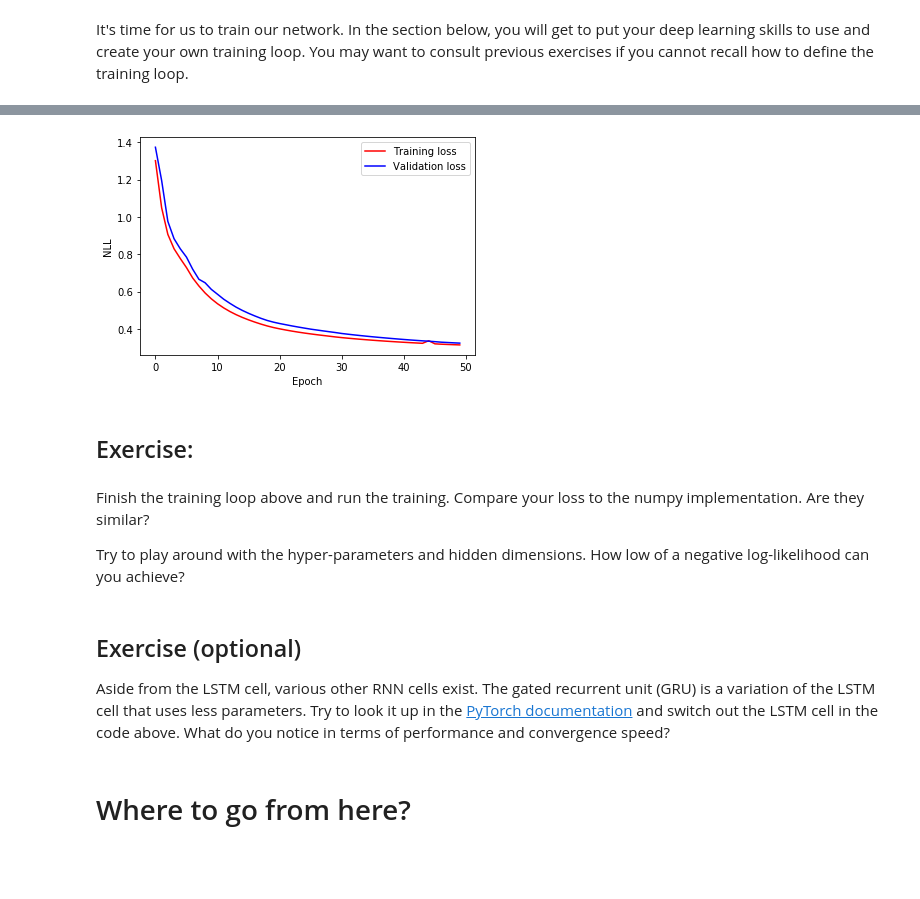
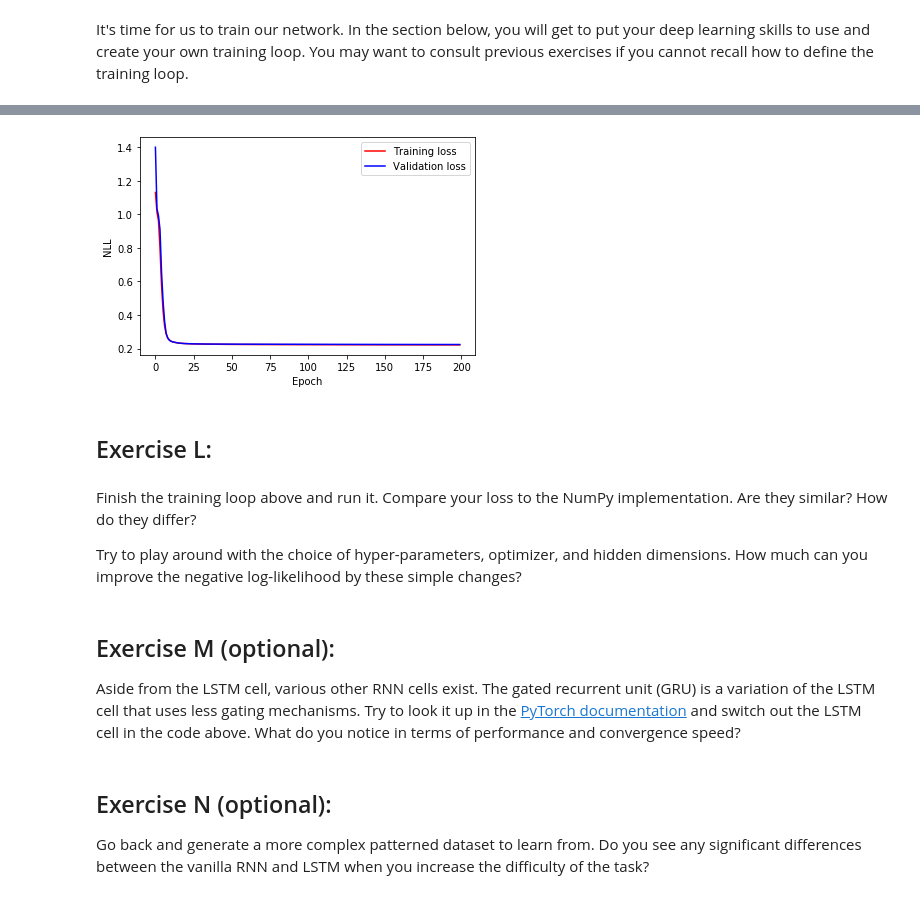
Before and after one commit to nicklashansen/rnn_lstm_from_scratch, a Jupyter notebook: RNN_LSTM_from_scratch.ipynb, the cells around one changed output, grey strips where cells are left out. Drawn from its saved outputs; the diff is of its cells as text; code cells hidden in the pictures; blank space fills up the shorter version.

```diff
--- a/RNN_LSTM_from_scratch.ipynb
+++ b/RNN_LSTM_from_scratch.ipynb
@@ -651,7 +678,7 @@ import matplotlib.pyplot as plt
 %matplotlib inline
 
 # Hyper-parameters
-num_epochs = 1000
+num_epochs = 2000
 
 # Initialize a new network
 params = init_rnn(hidden_size=hidden_size, vocab_size=vocab_size)
@@ -789,5 +815,5 @@ Now that we have trained a RNN model, it's time to put it to test. We will provi
 # %%
-def freestyle(params, sentence='', num_generate=4):
+def freestyle(params, sentence='', num_generate=10):
     """
     Takes in a sentence as a string and outputs a sequence
     based on the predictions of the RNN.
@@ -827,14 +853,20 @@ def freestyle(params, sentence='', num_generate=4):
         # Forward pass
         outputs, hidden_states = forward_pass(output, hidden_state, params)
 
-        # Compute the index the most likely word and look up the corresponding word
+        # Compute the index of the most likely word and look up the corresponding word
         word = idx_to_word[np.argmax(outputs)]
 
         output_sentence.append(word)
 
+        if word == 'EOS':
+            break
+
     return output_sentence
 
-# Perform freestyle
-print('Example:')
-print(freestyle(params, sentence='a a a a a b'))
+
+# Perform freestyle (extrapolation)
+test_examples = ['a a b', 'a a a a b', 'a a a a a a b', 'a', 'r n n']
+for i, test_example in enumerate(test_examples):
+    print(f'Example {i}:', test_example)
+    print('Predicted sequence:', freestyle(params, sentence=test_example), end='\n\n')
 # %% [output]
@@ -1214,6 +1279,6 @@ Now let's see if the LSTM works after being trained for a few epochs.
 # %%
 # Hyper-parameters
-num_epochs = 50
+num_epochs = 200
 
 # Initialize a new network
 z_size = hidden_size + vocab_size # Size of concatenated hidden + input vector
@@ -1284,7 +1349,6 @@ for i in range(num_epochs):
         print(f'Epoch {i}, training loss: {training_loss[-1]}, validation loss: {validation_loss[-1]}')
 
 
-
 # Get first sentence in test set
 inputs, targets = test_set[1]
 
@@ -1352,9 +1415,9 @@ import torch
 import torch.nn as nn
 import torch.nn.functional as F
 
-class Net(nn.Module):
+class MyRecurrentNet(nn.Module):
     def __init__(self):
-        super(Net, self).__init__()
+        super(MyRecurrentNet, self).__init__()
 
         # Recurrent layer
         # YOUR CODE HERE!
@@ -1380,6 +1443,6 @@ class Net(nn.Module):
 
         return x
 
-net = Net()
+net = MyRecurrentNet()
 print(net)
 # %% [output]
@@ -1393,15 +1460,15 @@ Net(
 It's time for us to train our network. In the section below, you will get to put your deep learning skills to use and create your own training loop. You may want to consult previous exercises if you cannot recall how to define the training loop.
 # %%
 # Hyper-parameters
-num_epochs = 50
+num_epochs = 200
 
 # Initialize a new network
-net = Net()
+net = MyRecurrentNet()
 
 # Define a loss function and optimizer for this problem
 # YOUR CODE HERE!
 criterion = nn.CrossEntropyLoss()
-optimizer = torch.optim.Adam(net.parameters(), lr=3e-4)
+optimizer = torch.optim.SGD(net.parameters(), lr=1e-1)
 
 # Track loss
 training_loss, validation_loss = [], []
@@ -1540,13 +1605,15 @@ Predicted sequence:
-[figure, old version]
+[figure, new version]
 # %% [markdown]
-## Exercise:
+## Exercise L:
 # %% [markdown]
-Finish the training loop above and run the training. Compare your loss to the numpy implementation. Are they similar?
+Finish the training loop above and run it. Compare your loss to the NumPy implementation. Are they similar? How do they differ?
 
-Try to play around with the hyper-parameters and hidden dimensions. How low of a negative log-likelihood can you achieve?
+Try to play around with the choice of hyper-parameters, optimizer, and hidden dimensions. How much can you improve the negative log-likelihood by these simple changes?
 # %% [markdown]
-## Exercise (optional)
+## Exercise M (optional):
 
-Aside from the LSTM cell, various other RNN cells exist. The gated recurrent unit (GRU) is a variation of the LSTM cell that uses less parameters. Try to look it up in the [PyTorch documentation](https://pytorch.org/docs/stable/nn.html#gru) and switch out the LSTM cell in the code above. What do you notice in terms of performance and convergence speed?
+Aside from the LSTM cell, various other RNN cells exist. The gated recurrent unit (GRU) is a variation of the LSTM cell that uses less gating mechanisms. Try to look it up in the [PyTorch documentation](https://pytorch.org/docs/stable/nn.html#gru) and switch out the LSTM cell in the code above. What do you notice in terms of performance and convergence speed?
-# %% [markdown]
-# Where to go from here?
+# %% [markdown]
+## Exercise N (optional):
+
+Go back and generate a more complex patterned dataset to learn from. Do you see any significant differences between the vanilla RNN and LSTM when you increase the difficulty of the task?
```
Also changed, not shown: parts of 53 cells of this notebook.
